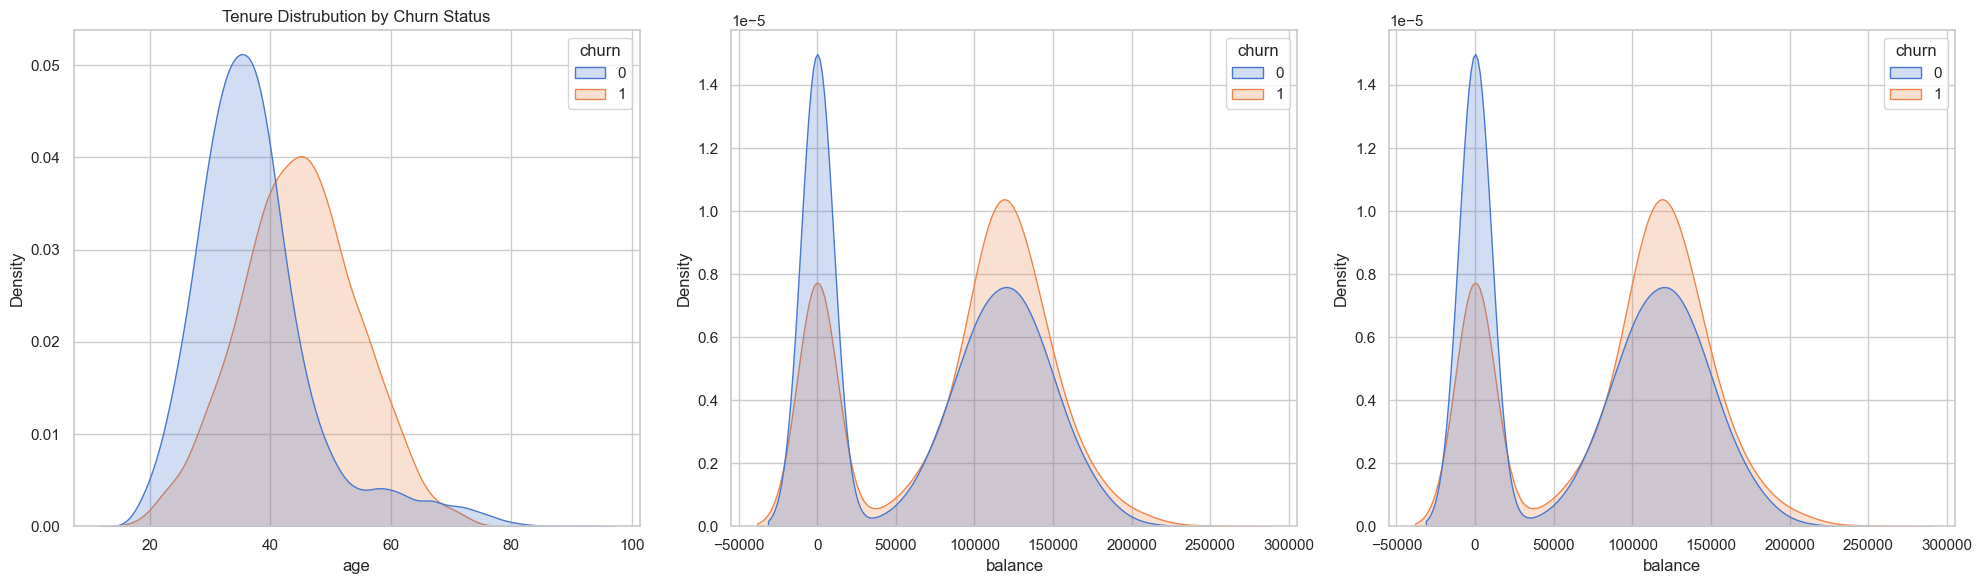
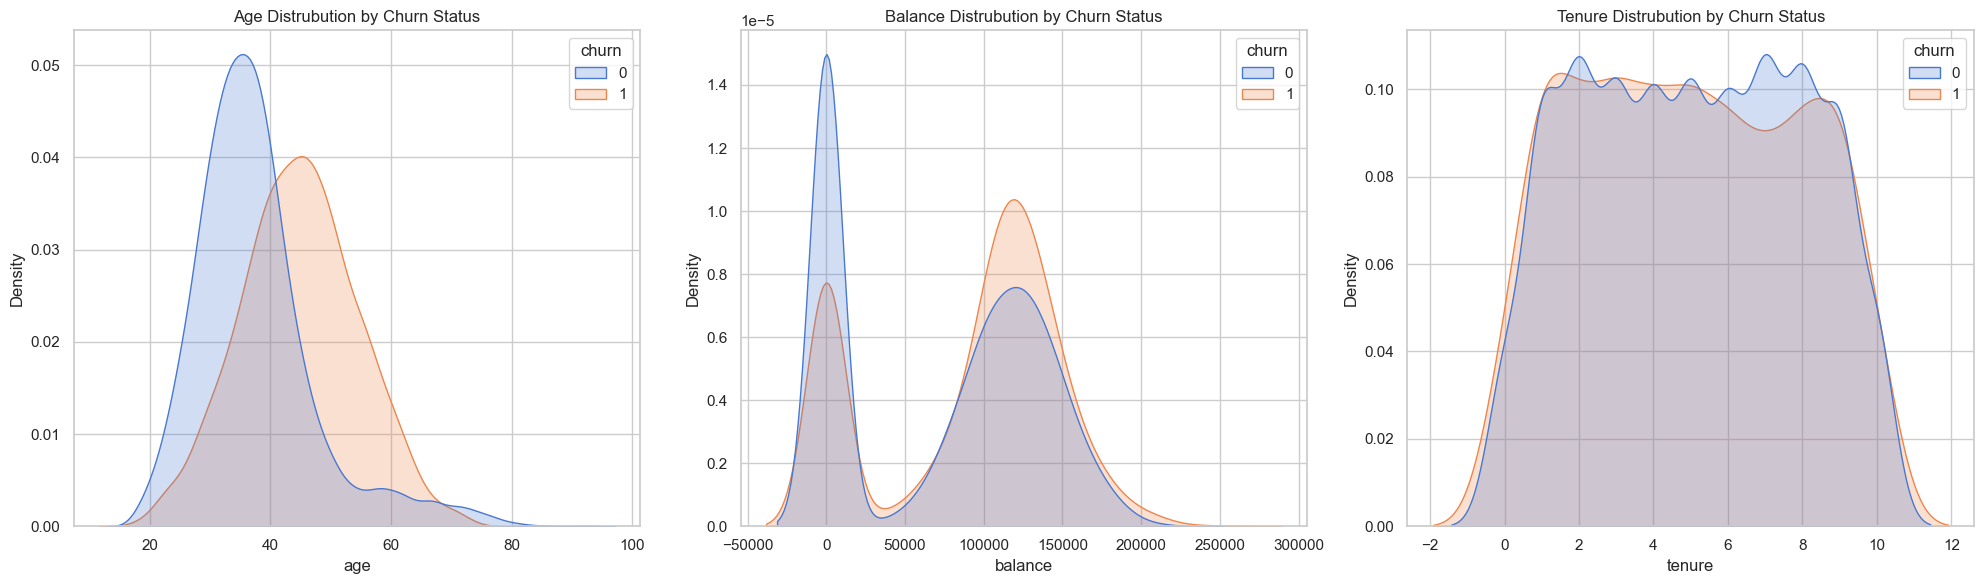
The notebook cell's code change between the first figure and the second:
--- before
+++ after
@@ -6,8 +6,8 @@
 
 sns.kdeplot(data=df, x='balance', hue='churn', fill=True, common_norm=False, palette='muted', ax=axes[1])
-axes[0].set_title('Balance Distrubution by Churn Status')
+axes[1].set_title('Balance Distrubution by Churn Status')
 
-sns.kdeplot(data=df, x='balance', hue='churn', fill=True, common_norm=False, palette='muted', ax=axes[2])
-axes[0].set_title('Tenure Distrubution by Churn Status')
+sns.kdeplot(data=df, x='tenure', hue='churn', fill=True, common_norm=False, palette='muted', ax=axes[2])
+axes[2].set_title('Tenure Distrubution by Churn Status')
 
 plt.tight_layout()

Commit: small tweaks to notebooks (minor corrections)